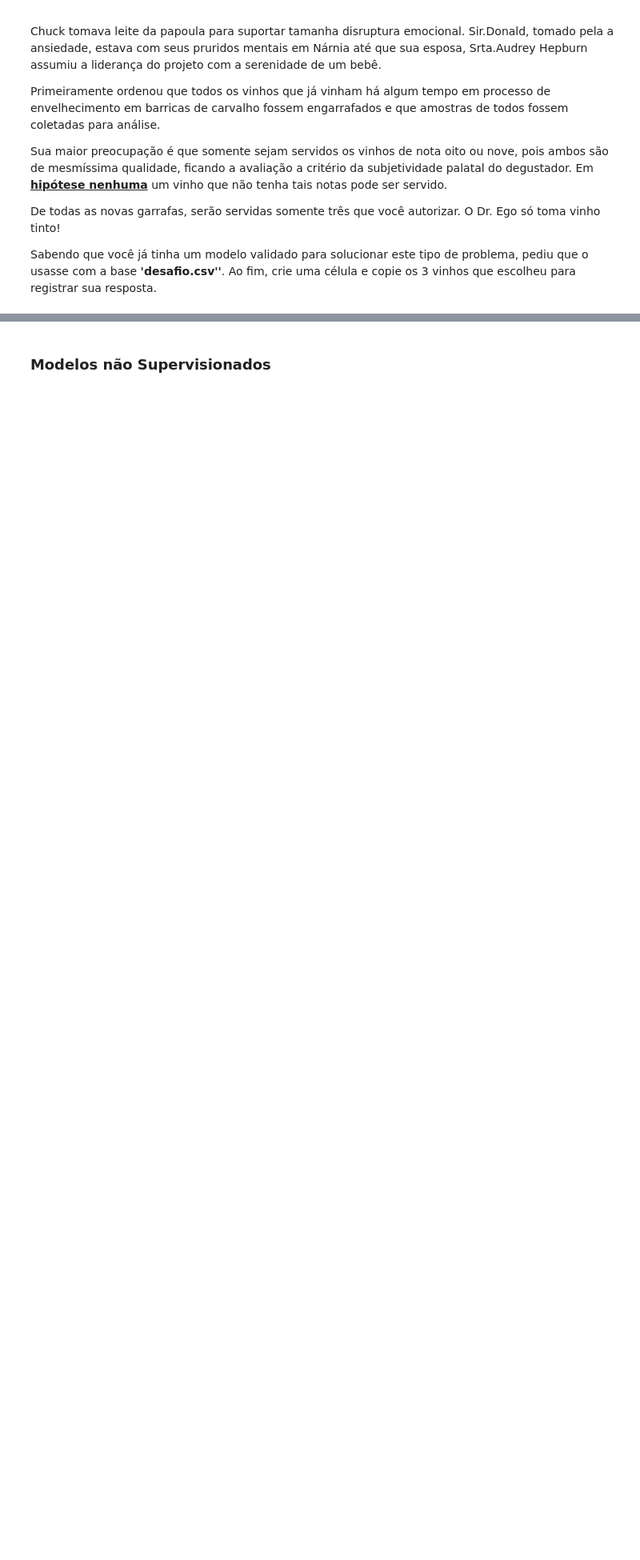
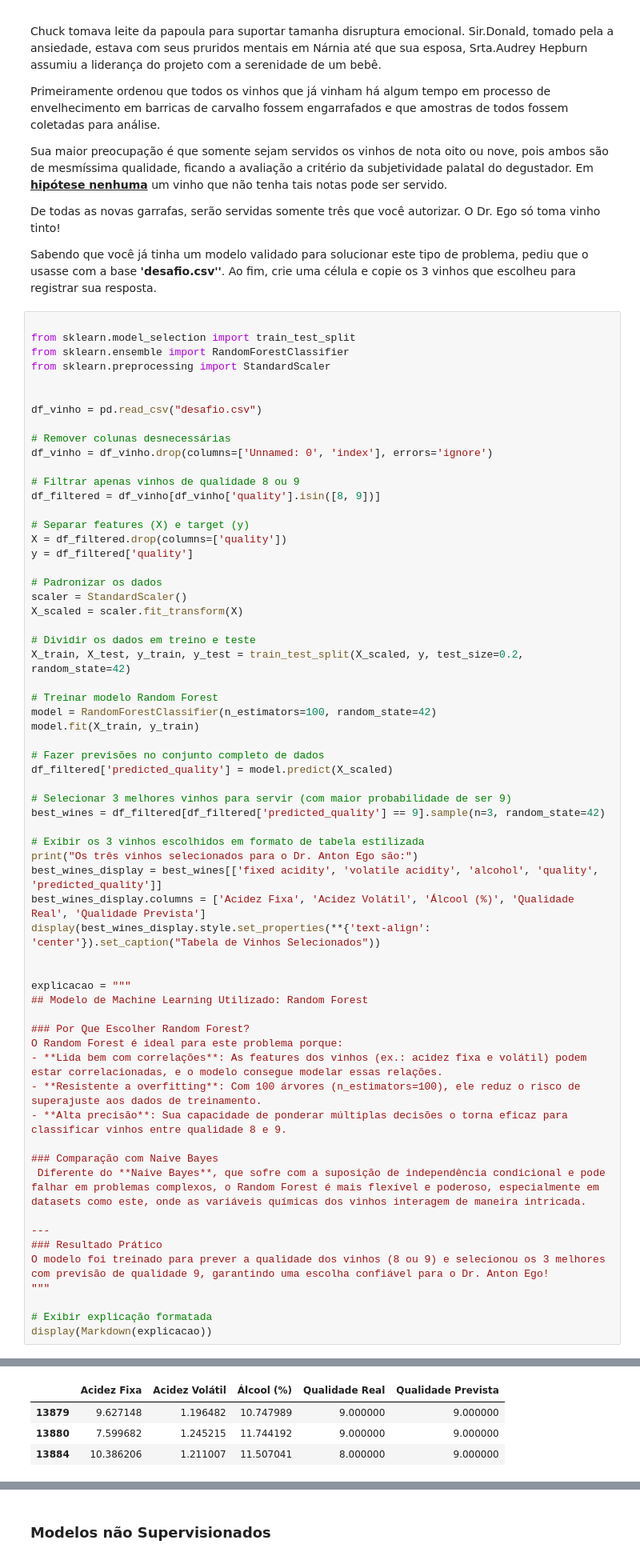
Before and after one commit to gabriel-xavier0/TrabalhoFinal, a Jupyter notebook: Trabalho Final - Machine Learning.ipynb, the cells around one changed output, grey strips where cells are left out. Shown at 80% size. Drawn from its saved outputs; the diff is of its cells as text; blank space fills up the shorter version.

Commit message:
modelo supervisonado concluido

```diff
--- a/Trabalho Final - Machine Learning.ipynb
+++ b/Trabalho Final - Machine Learning.ipynb
@@ -718,3 +778,66 @@ De todas as novas garrafas, serão servidas somente três que você autorizar. O
 
 
 Sabendo que você já tinha um modelo validado para solucionar este tipo de problema, pediu que o usasse com a base **'desafio.csv''**. Ao fim, crie uma célula e copie os 3 vinhos que escolheu para registrar sua resposta.
+# %%
+
+from sklearn.model_selection import train_test_split
+from sklearn.ensemble import RandomForestClassifier
+from sklearn.preprocessing import StandardScaler
+
+
+df_vinho = pd.read_csv("desafio.csv")
+
+# Remover colunas desnecessárias
+df_vinho = df_vinho.drop(columns=['Unnamed: 0', 'index'], errors='ignore')
+
+# Filtrar apenas vinhos de qualidade 8 ou 9
+df_filtered = df_vinho[df_vinho['quality'].isin([8, 9])]
+
+# Separar features (X) e target (y)
+X = df_filtered.drop(columns=['quality'])
+y = df_filtered['quality']
+
+# Padronizar os dados
+scaler = StandardScaler()
+X_scaled = scaler.fit_transform(X)
+
+# Dividir os dados em treino e teste
+X_train, X_test, y_train, y_test = train_test_split(X_scaled, y, test_size=0.2, random_state=42)
+
+# Treinar modelo Random Forest
+model = RandomForestClassifier(n_estimators=100, random_state=42)
+model.fit(X_train, y_train)
+
+# Fazer previsões no conjunto completo de dados
+df_filtered['predicted_quality'] = model.predict(X_scaled)
+
+# Selecionar 3 melhores vinhos para servir (com maior probabilidade de ser 9)
+best_wines = df_filtered[df_filtered['predicted_quality'] == 9].sample(n=3, random_state=42)
+
+# Exibir os 3 vinhos escolhidos em formato de tabela estilizada
+print("Os três vinhos selecionados para o Dr. Anton Ego são:")
+best_wines_display = best_wines[['fixed acidity', 'volatile acidity', 'alcohol', 'quality', 'predicted_quality']]
+best_wines_display.columns = ['Acidez Fixa', 'Acidez Volátil', 'Álcool (%)', 'Qualidade Real', 'Qualidade Prevista']
+display(best_wines_display.style.set_properties(**{'text-align': 'center'}).set_caption("Tabela de Vinhos Selecionados"))
+
+
+explicacao = """
+## Modelo de Machine Learning Utilizado: Random Forest
+
+### Por Que Escolher Random Forest?
+O Random Forest é ideal para este problema porque:
+- **Lida bem com correlações**: As features dos vinhos (ex.: acidez fixa e volátil) podem estar correlacionadas, e o modelo consegue modelar essas relações.
+- **Resistente a overfitting**: Com 100 árvores (n_estimators=100), ele reduz o risco de superajuste aos dados de treinamento.
+- **Alta precisão**: Sua capacidade de ponderar múltiplas decisões o torna eficaz para classificar vinhos entre qualidade 8 e 9.
+
+### Comparação com Naive Bayes
+ Diferente do **Naive Bayes**, que sofre com a suposição de independência condicional e pode falhar em problemas complexos, o Random Forest é mais flexível e poderoso, especialmente em datasets como este, onde as variáveis químicas dos vinhos interagem de maneira intricada.
+
+---
+### Resultado Prático
+O modelo foi treinado para prever a qualidade dos vinhos (8 ou 9) e selecionou os 3 melhores com previsão de qualidade 9, garantindo uma escolha confiável para o Dr. Anton Ego!
+"""
+
+# Exibir explicação formatada
+display(Markdown(explicacao))
+# %% [output]
@@ -720,0 +846,4 @@ Sabendo que você já tinha um modelo validado para solucionar este tipo de prob
+|  | Acidez Fixa | Acidez Volátil | Álcool (%) | Qualidade Real | Qualidade Prevista |
+| 13879 | 9.627148 | 1.196482 | 10.747989 | 9.000000 | 9.000000 |
+| 13880 | 7.599682 | 1.245215 | 11.744192 | 9.000000 | 9.000000 |
+| 13884 | 10.386206 | 1.211007 | 11.507041 | 8.000000 | 9.000000 |
```
Also changed, not shown: parts of 6 cells of this notebook.
